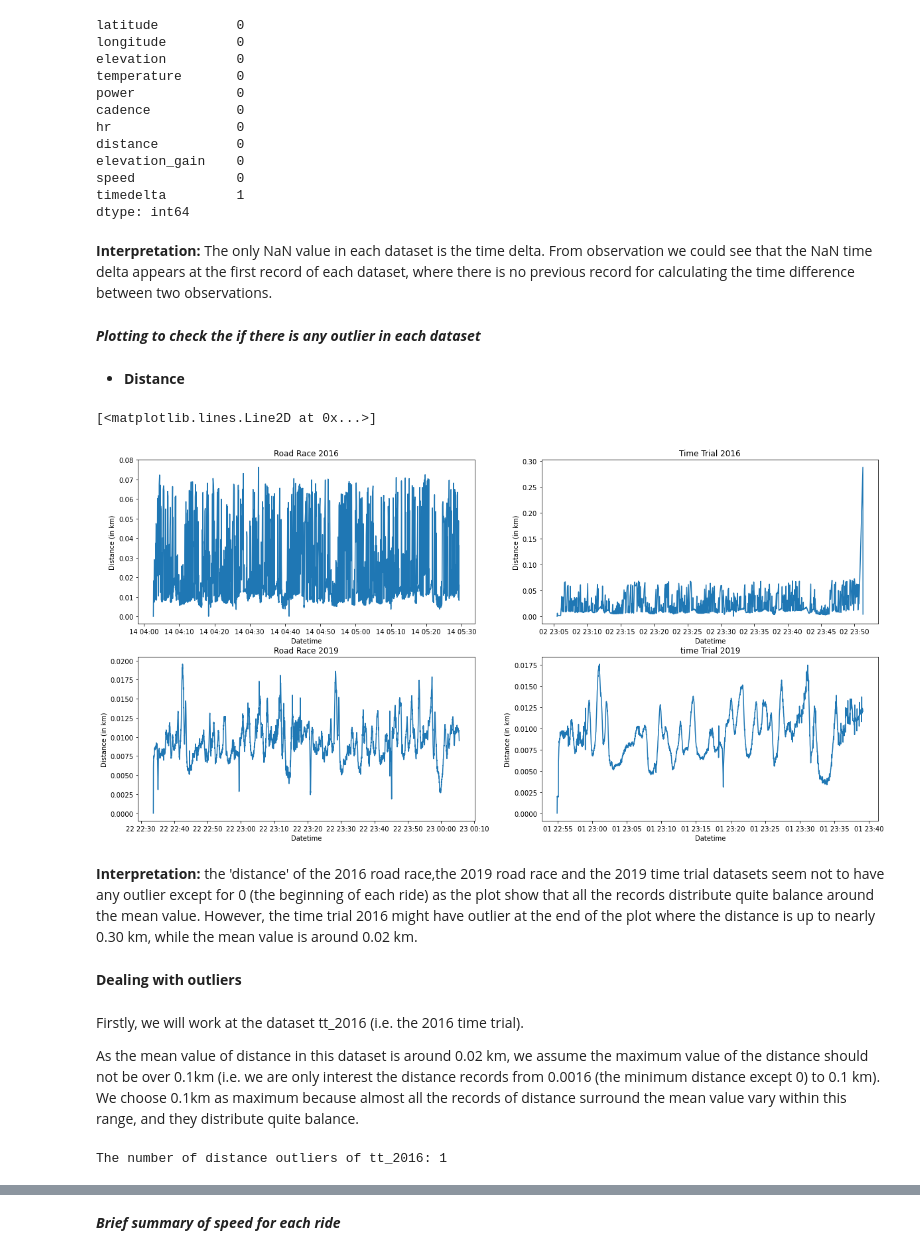
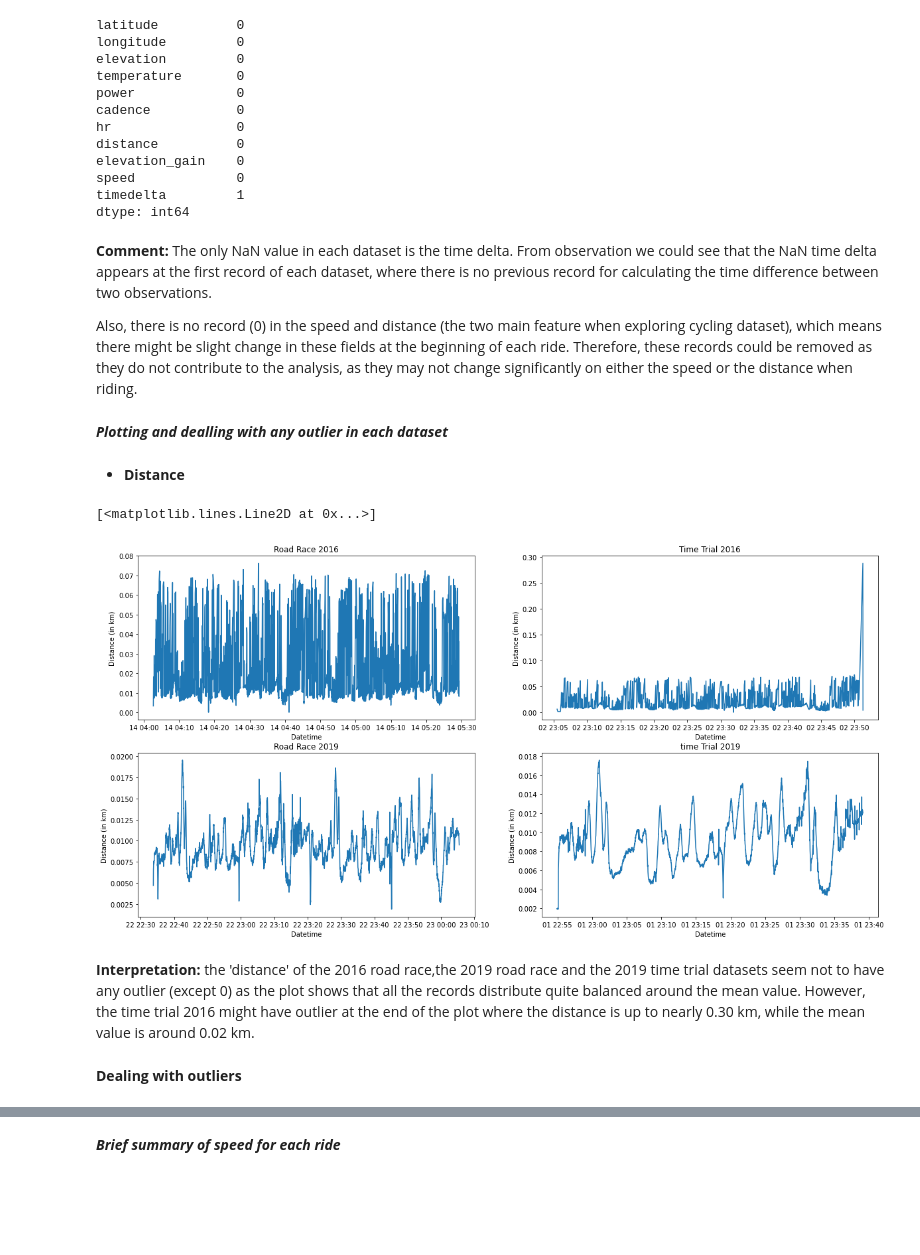
Before and after one commit to xuyenlinhHuynh/data-science-portfolio-xuyenlinhHuynh, a Jupyter notebook: Portfolio 1.ipynb, the cells around one changed output, grey strips where cells are left out. Cells and saved outputs as stored; diff of their text form; code cells hidden in the pictures; blank space fills up the shorter version.

```diff
--- a/Portfolio 1.ipynb
+++ b/Portfolio 1.ipynb
@@ -240,54 +240,53 @@ speed             0
 timedelta         1
 dtype: int64
 # %% [markdown]
-**Interpretation:** The only NaN value in each dataset is the time delta. From observation we could see that the NaN time delta appears at the first record of each dataset, where there is no previous record for calculating the time difference between two observations.
+**Comment:** The only NaN value in each dataset is the time delta. From observation we could see that the NaN time delta appears at the first record of each dataset, where there is no previous record for calculating the time difference between two observations.
+
+Also, there is no record (0) in the speed and distance (the two main feature when exploring cycling dataset), which means there might be slight change in these fields at the beginning of each ride. Therefore, these records could be removed as they do not contribute to the analysis, as they may not change significantly on either the speed or the distance when riding.
+# %%
+# remove the first record of each dataset
+cleaned_rr_2016 = rr_2016[1:]
+cleaned_tt_2016 = tt_2016[1:]
+cleaned_rr_2019 = rr_2019[1:]
+cleaned_tt_2019 = tt_2019[1:]
 # %% [markdown]
-***Plotting to check the if there is any outlier in each dataset***
+***Plotting and dealling with any outlier in each dataset***
 # %% [markdown]
 * **Distance**
 # %%
 plt.figure(figsize=(20,10))
 
-# rr_2016
+# cleaned_rr_2016
 plt.subplot(2,2,1)
 plt.title("Road Race 2016")
 plt.xlabel("Datetime")
 plt.ylabel("Distance (in km)")
-plt.plot(rr_2016['distance'])
+plt.plot(cleaned_rr_2016['distance'])
 
-# tt_2016
+# cleaned_tt_2016
 plt.subplot(2,2,2)
 plt.title("Time Trial 2016")
 plt.xlabel("Datetime")
 plt.ylabel("Distance (in km)")
-plt.plot(tt_2016['distance'])
+plt.plot(cleaned_tt_2016['distance'])
 
-# rr_2019
+# cleaned_rr_2019
 plt.subplot(2,2,3)
 plt.title("Road Race 2019")
 plt.xlabel("Datetime")
 plt.ylabel("Distance (in km)")
-plt.plot(rr_2019['distance'])
+plt.plot(cleaned_rr_2019['distance'])
 
-# tt_2019
+# cleaned_tt_2019
 plt.subplot(2,2,4)
 plt.title("time Trial 2019")
 plt.xlabel("Datetime")
 plt.ylabel("Distance (in km)")
-plt.plot(tt_2019['distance'])
+plt.plot(cleaned_tt_2019['distance'])
 # %% [output]
 [<matplotlib.lines.Line2D at 0x...>]
-[figure, old version]
+[figure, new version]
 # %% [markdown]
-**Interpretation:** the 'distance' of the 2016 road race,the 2019 road race and the 2019 time trial datasets seem not to have any outlier except for 0 (the beginning of each ride) as the plot show that all the records distribute quite balance around the mean value. However, the time trial 2016 might have outlier at the end of the plot where the distance is up to nearly 0.30 km, while the mean value is around 0.02 km.
+**Interpretation:** the 'distance' of the 2016 road race,the 2019 road race and the 2019 time trial datasets seem not to have any outlier (except 0) as the plot shows that all the records distribute quite balanced around the mean value. However, the time trial 2016 might have outlier at the end of the plot where the distance is up to nearly 0.30 km, while the mean value is around 0.02 km.
 # %% [markdown]
 **Dealing with outliers**
-# %% [markdown]
-Firstly, we will work at the dataset tt_2016 (i.e. the 2016 time trial).
-
-As the mean value of distance in this dataset is around 0.02 km, we assume the maximum value of the distance should not be over 0.1km (i.e. we are only interest the distance records from 0.0016 (the minimum distance except 0) to 0.1 km). We choose 0.1km as maximum because almost all the records of distance surround the mean value vary within this range, and they distribute quite balance.
-# %%
-# count the number of records which is over 0.1km
-print("The number of distance outliers of tt_2016:",tt_2016['distance'][tt_2016.distance > 0.1].value_counts().sum())
-# %% [output]
-The number of distance outliers of tt_2016: 1
```
Also changed, not shown: parts of 71 cells of this notebook.
